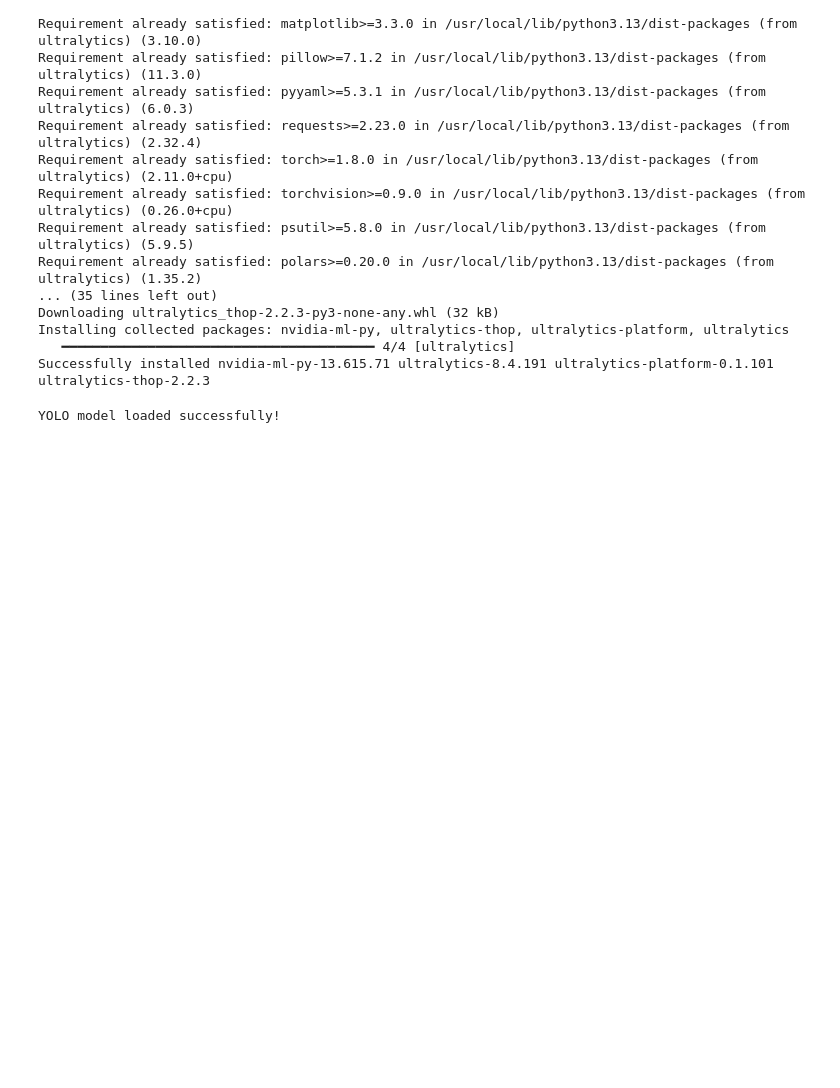
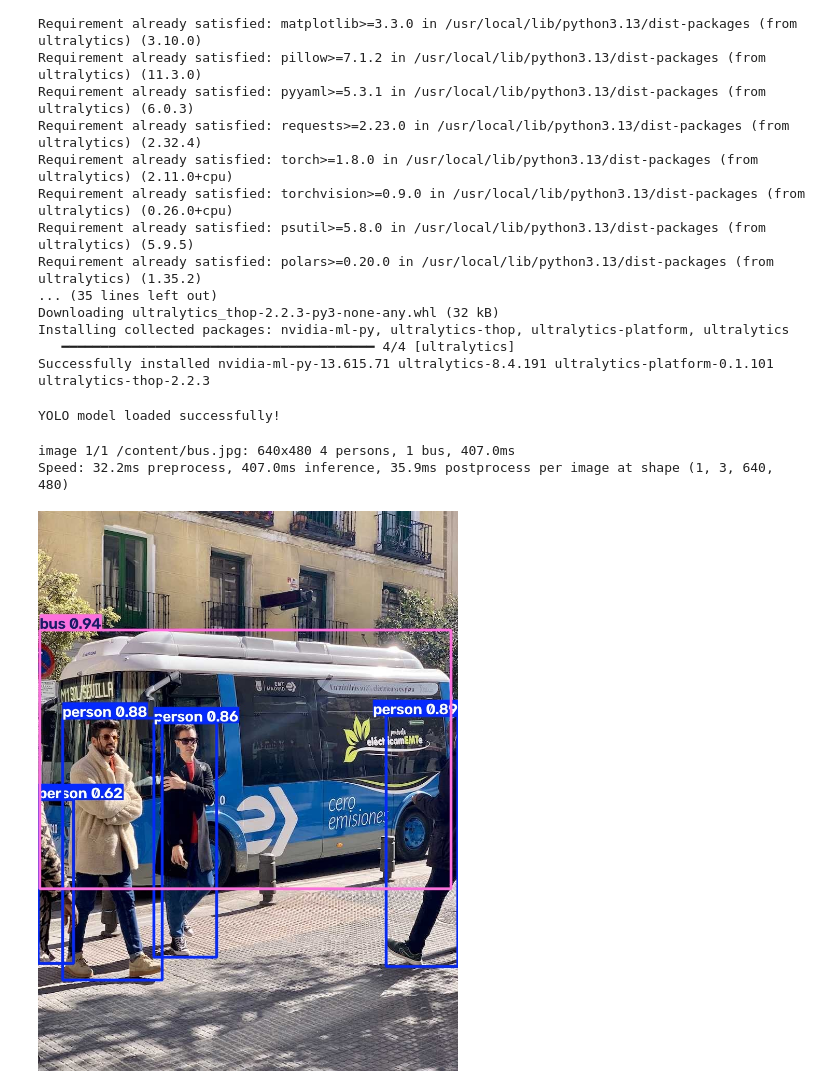
Before and after one commit to Preethi-tk/CodeAlpha_Object_Detection_Tracking, a Jupyter notebook: CodeAlpha_Object_Detection_Tracking.ipynb, the cells around one changed output. Saved outputs shown, nothing was run; the diff lists cells and outputs as text; code cells hidden in the pictures; blank space fills up the shorter version.

```diff
--- a/CodeAlpha_Object_Detection_Tracking.ipynb
+++ b/CodeAlpha_Object_Detection_Tracking.ipynb
@@ -30,3 +30,20 @@ model = YOLO("yolo11n.pt")
 print("YOLO model loaded successfully!")
 # %% [output]
 YOLO model loaded successfully!
+# %%
+from ultralytics import YOLO
+from IPython.display import display, Image
+
+# Download a sample image
+!wget -q -O bus.jpg https://ultralytics.com/images/bus.jpg
+
+# Detect objects in the image
+results = model.predict(source="bus.jpg", conf=0.25)
+
+# Display the detected image
+results[0].save(filename="detected_objects.jpg")
+display(Image(filename="detected_objects.jpg"))
+# %% [output]
+image 1/1 /content/bus.jpg: 640x480 4 persons, 1 bus, 407.0ms
+Speed: 32.2ms preprocess, 407.0ms inference, 35.9ms postprocess per image at shape (1, 3, 640, 480)
+[figure, added]
```
